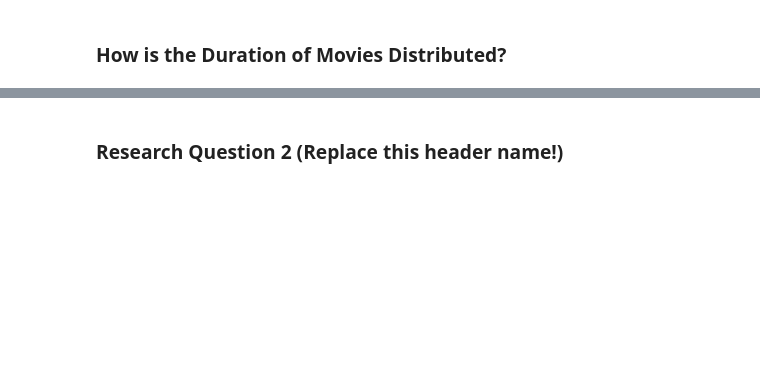
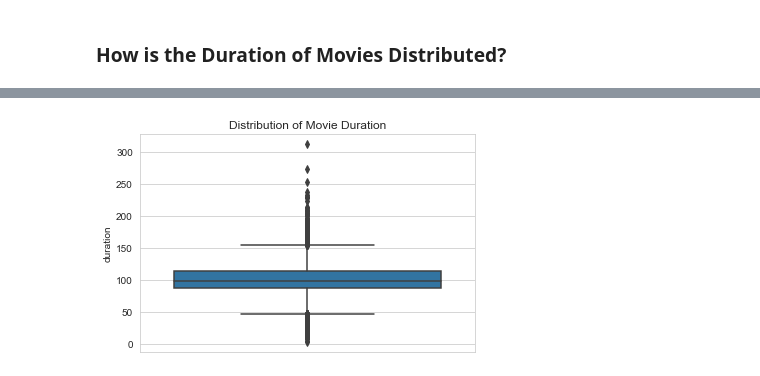
Before and after one commit to manlikesolomon/Analysis-Of-Netflix-Data, a Jupyter notebook: Netflix Data EDA.ipynb, the cells around one changed output, grey strips where cells are left out. Drawn from its saved outputs; the diff is of its cells as text; code cells hidden in the pictures; blank space fills up the shorter version.

```diff
--- a/Netflix Data EDA.ipynb
+++ b/Netflix Data EDA.ipynb
@@ -278,4 +315,6 @@ plt.xlabel('Length in Minutes');
 # %%
 # using a boxplot and violin plot to describe the distribution further
+sns.boxplot(data=df_movie,y='duration')
+plt.title('Distribution of Movie Duration');
+# %% [output]
+[figure, added]
-# %% [markdown]
-### Research Question 2  (Replace this header name!)
```
Also changed, not shown: parts of 30 cells of this notebook.
